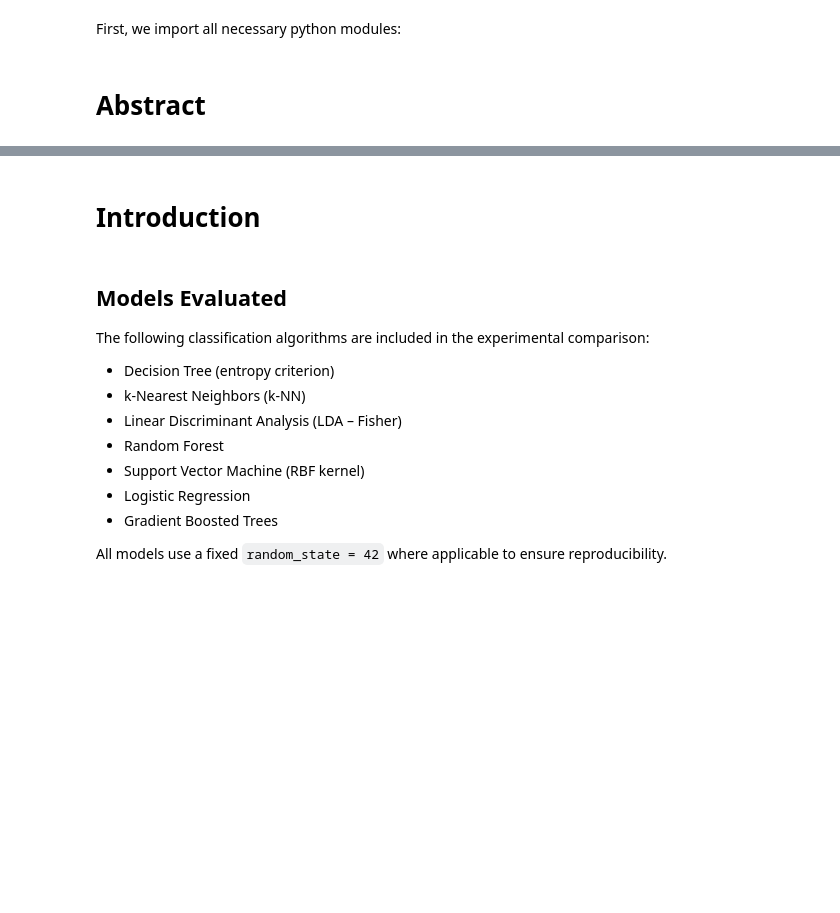
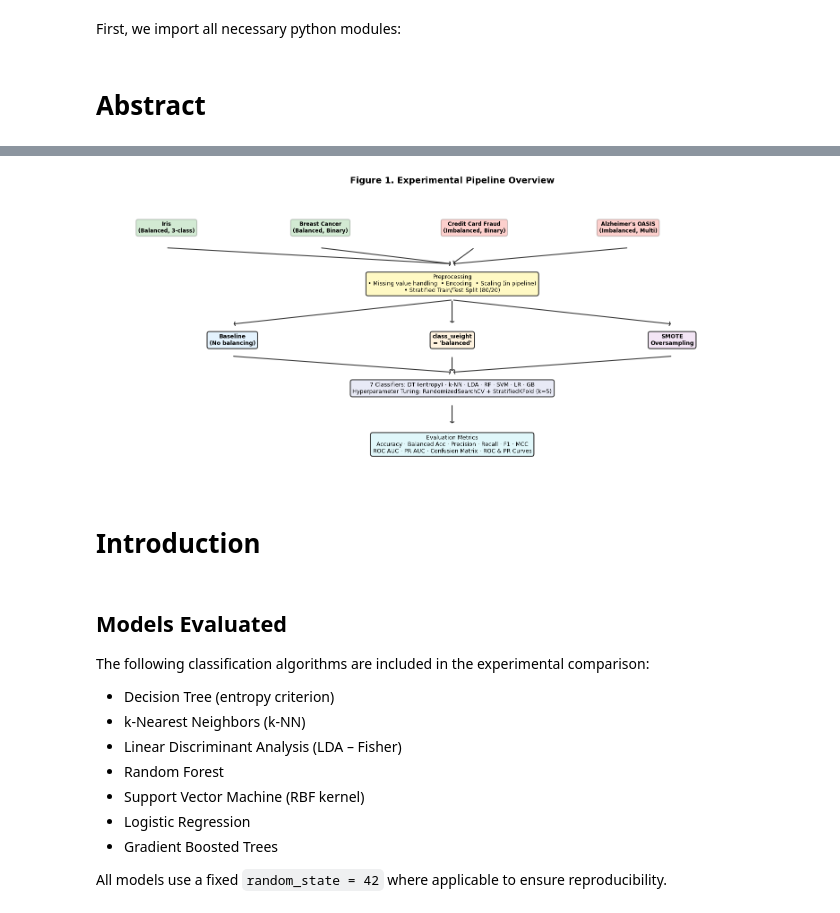
Before and after one commit to AdrianPinedaSanchez/Homework_Evaluation_and_classification_Doctorate_2_tri, a Jupyter notebook: ML_Homeworkteams.ipynb, the cells around one changed output, grey strips where cells are left out. Cells and saved outputs as stored; diff of their text form; code cells hidden in the pictures; blank space fills up the shorter version.

```diff
--- a/ML_Homeworkteams.ipynb
+++ b/ML_Homeworkteams.ipynb
@@ -82,3 +84,71 @@ TO DO
+# %%
+# Experimental Pipeline Overview — Visual Diagram
+fig, ax = plt.subplots(figsize=(16, 7))
+ax.set_xlim(0, 16)
+ax.set_ylim(0, 7)
+ax.axis("off")
+ax.set_title("Figure 1. Experimental Pipeline Overview", fontsize=14, fontweight="bold", pad=20)
+
+# Box style
+box_kw = dict(boxstyle="round,pad=0.4", edgecolor="#333", linewidth=1.5)
+arrow_kw = dict(arrowstyle="->,head_width=0.3,head_length=0.15",
+                connectionstyle="arc3,rad=0", color="#333", lw=1.5)
+
+# Row 1: Datasets
+datasets_info = [
+    ("Iris\n(Balanced, 3-class)", "#4CAF50"),
+    ("Breast Cancer\n(Balanced, Binary)", "#4CAF50"),
+    ("Credit Card Fraud\n(Imbalanced, Binary)", "#F44336"),
+    ("Alzheimer's OASIS\n(Imbalanced, Multi)", "#F44336"),
+]
+for i, (name, color) in enumerate(datasets_info):
+    x = 1.5 + i * 3.5
+    ax.text(x, 6.2, name, ha="center", va="center", fontsize=8.5, fontweight="bold",
+            bbox=dict(**box_kw, facecolor=color, alpha=0.25))
+
+# Row 2: Preprocessing
+ax.text(8, 4.8, "Preprocessing\n• Missing value handling  • Encoding  • Scaling (in pipeline)\n• Stratified Train/Test Split (80/20)",
+        ha="center", va="center", fontsize=9,
+        bbox=dict(**box_kw, facecolor="#FFF9C4"))
+
+# Arrows from datasets to preprocessing
+for i in range(4):
+    x = 1.5 + i * 3.5
+    ax.annotate("", xy=(8, 5.3), xytext=(x, 5.7), arrowprops=arrow_kw)
+
+# Row 3: Three strategies
+strategies = [
+    ("Baseline\n(No balancing)", "#E3F2FD"),
+    ("class_weight\n= 'balanced'", "#FFF3E0"),
+    ("SMOTE\nOversampling", "#F3E5F5"),
+]
+for i, (name, color) in enumerate(strategies):
+    x = 3 + i * 5
+    ax.text(x, 3.4, name, ha="center", va="center", fontsize=9, fontweight="bold",
+            bbox=dict(**box_kw, facecolor=color))
+    ax.annotate("", xy=(x, 3.8), xytext=(8, 4.4), arrowprops=arrow_kw)
+
+# Row 4: Models
+ax.text(8, 2.2, "7 Classifiers: DT (entropy) · k-NN · LDA · RF · SVM · LR · GB\n"
+        "Hyperparameter Tuning: RandomizedSearchCV + StratifiedKFold (k=5)",
+        ha="center", va="center", fontsize=9,
+        bbox=dict(**box_kw, facecolor="#E8EAF6"))
+
+for i in range(3):
+    x = 3 + i * 5
+    ax.annotate("", xy=(8, 2.6), xytext=(x, 3.0), arrowprops=arrow_kw)
+
+# Row 5: Evaluation
+ax.text(8, 0.8, "Evaluation Metrics\nAccuracy · Balanced Acc · Precision · Recall · F1 · MCC\n"
+        "ROC AUC · PR AUC · Confusion Matrix · ROC & PR Curves",
+        ha="center", va="center", fontsize=9,
+        bbox=dict(**box_kw, facecolor="#E0F7FA"))
+ax.annotate("", xy=(8, 1.3), xytext=(8, 1.8), arrowprops=arrow_kw)
+
+plt.tight_layout()
+plt.show()
+# %% [output]
+[figure, added]
 # %% [markdown]
 # Introduction
 # %% [markdown]
```
Also changed, not shown: parts of 43 cells of this notebook.
